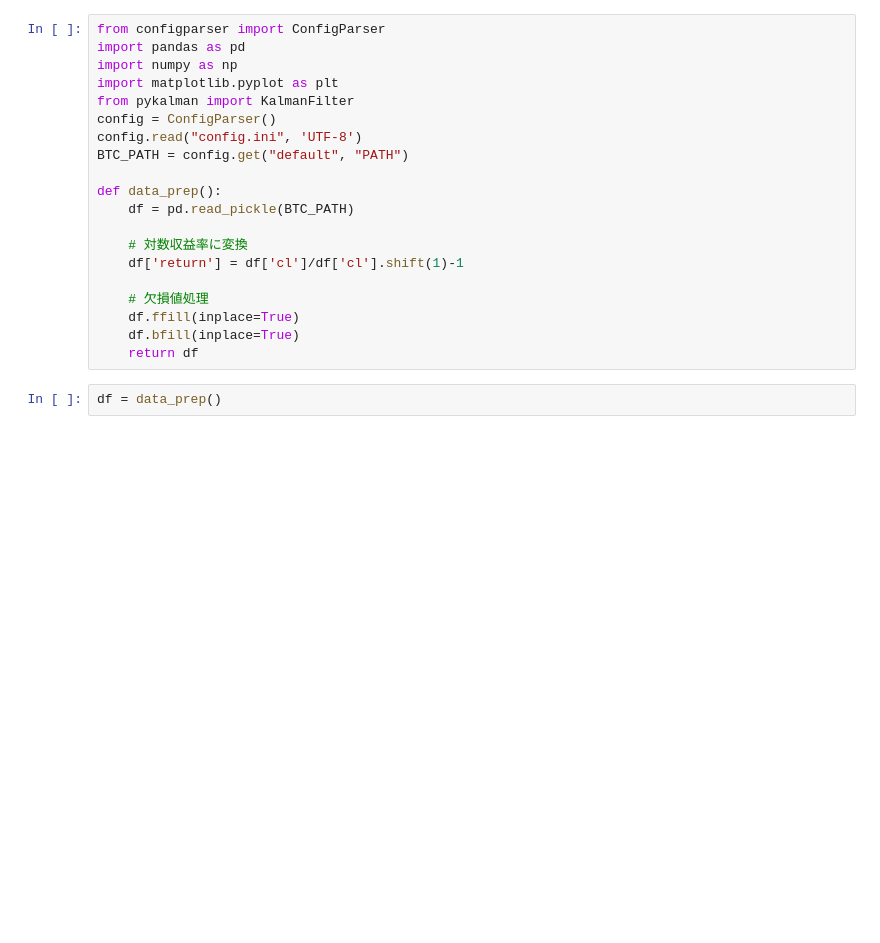
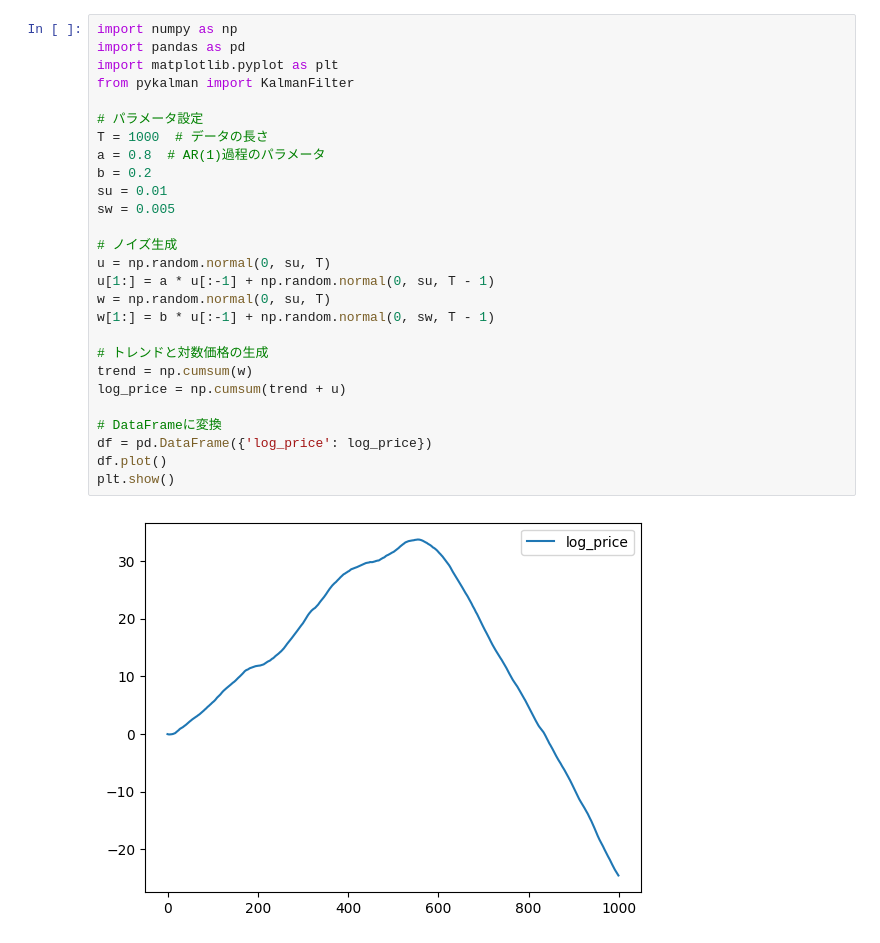
Before and after one commit to MizusakoSadanobu/kalman_filter_trade, a Jupyter notebook: playground.ipynb, the cells around one changed output. Drawn from its saved outputs; the diff is of its cells as text; blank space fills up the shorter version.

```diff
--- a/playground.ipynb
+++ b/playground.ipynb
@@ -1,22 +1,29 @@
-# %%
-from configparser import ConfigParser
-import pandas as pd
-import numpy as np
-import matplotlib.pyplot as plt
-from pykalman import KalmanFilter
-config = ConfigParser()
-config.read("config.ini", 'UTF-8')
-BTC_PATH = config.get("default", "PATH")
-
-def data_prep():
-    df = pd.read_pickle(BTC_PATH)
-
-    # 対数収益率に変換
-    df['return'] = df['cl']/df['cl'].shift(1)-1
-
-    # 欠損値処理
-    df.ffill(inplace=True)
-    df.bfill(inplace=True)
-    return df
-# %%
-df = data_prep()
+# %%
+import numpy as np
+import pandas as pd
+import matplotlib.pyplot as plt
+from pykalman import KalmanFilter
+
+# パラメータ設定
+T = 1000  # データの長さ
+a = 0.8  # AR(1)過程のパラメータ
+b = 0.2
+su = 0.01
+sw = 0.005
+
+# ノイズ生成
+u = np.random.normal(0, su, T)
+u[1:] = a * u[:-1] + np.random.normal(0, su, T - 1)
+w = np.random.normal(0, su, T)
+w[1:] = b * u[:-1] + np.random.normal(0, sw, T - 1)
+
+# トレンドと対数価格の生成
+trend = np.cumsum(w)
+log_price = np.cumsum(trend + u)
+
+# DataFrameに変換
+df = pd.DataFrame({'log_price': log_price})
+df.plot()
+plt.show()
+# %% [output]
+[figure, added]
```
Also changed, not shown: parts of 5 cells of this notebook.
